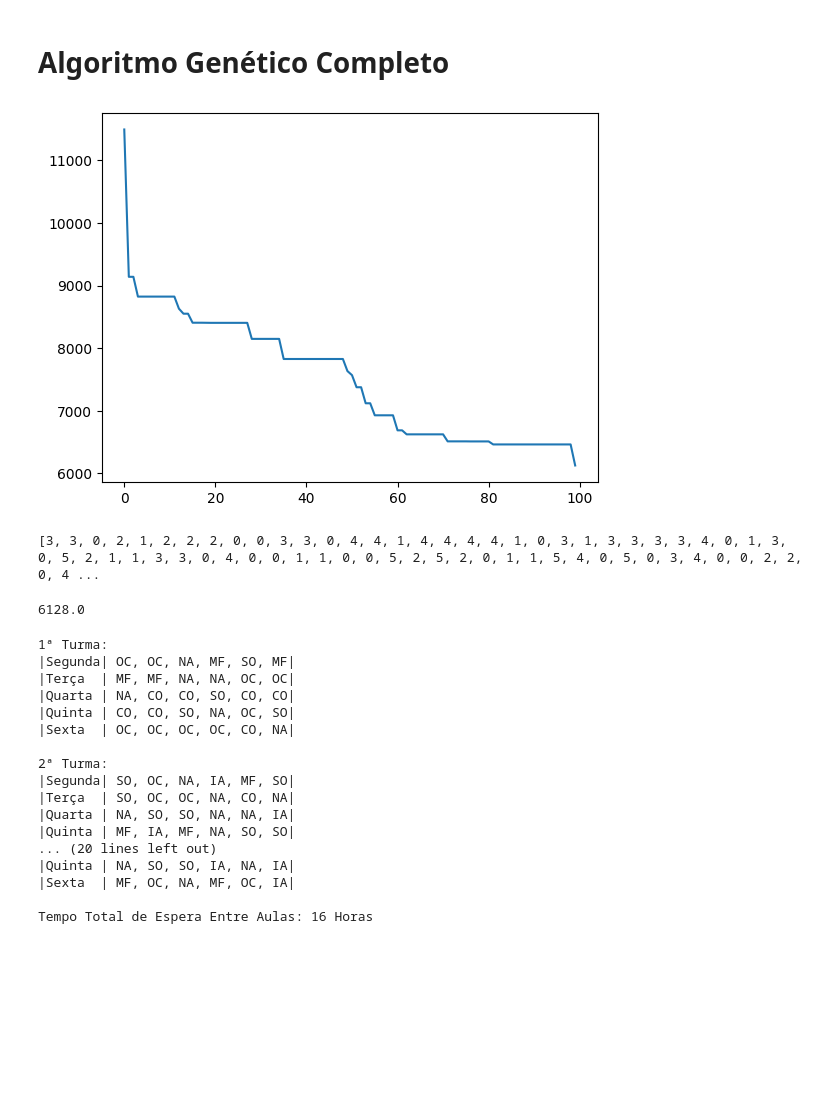
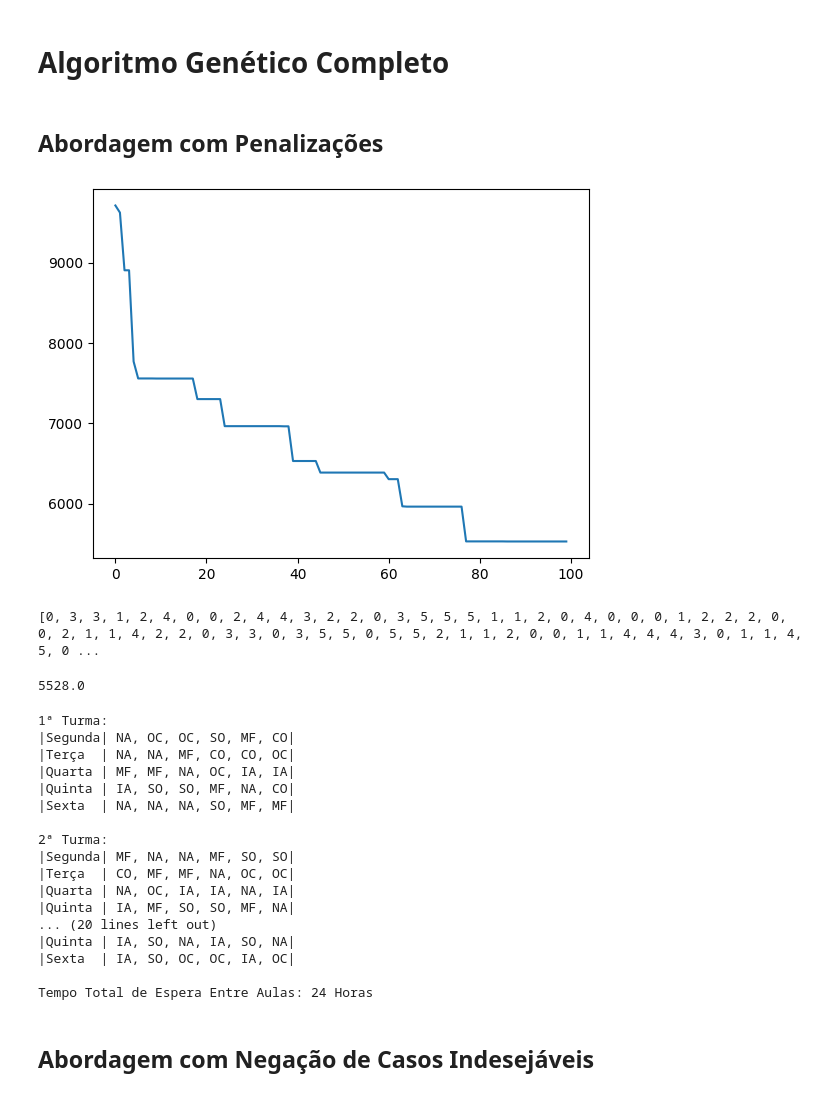
Before and after one commit to LucasHenrique-dev/projeto-QTS, a Jupyter notebook: desenvolvimento/GeradrorQTS.ipynb, the cells around one changed output. Cells and saved outputs as stored; diff of their text form; code cells hidden in the pictures; blank space fills up the shorter version.

Commit message:
Implementar nova abordagem de AG

```diff
--- a/desenvolvimento/GeradrorQTS.ipynb
+++ b/desenvolvimento/GeradrorQTS.ipynb
@@ -111,8 +112,7 @@ def calcular_horas_vagas(aulas):
     if disciplina == 0:                                                         #Ignora aulas vagas
       continue
 
-    aula_atual = 0
-    proxima_aula = 1
+    aula_atual = proxima_aula = 0
     while aulas[proxima_aula:].count(disciplina) > 1:                           #Calcula horas vagas de uma disciplina
       # print("Aula Atual: ", aula_atual, "     Proxima Aula: ", proxima_aula)
       aula_atual = aulas.index(disciplina, proxima_aula)
@@ -361,11 +371,11 @@ print(pontuacao_objetivo[-1])
 # %%
-def funcao_avaliacao(calendario):
+def funcao_avaliacao_com_penalidades(calendario):
   pontuacao = 0
 
   for i in range(0, len(calendario), disciplinas_dia):
     aulas_dia = calendario[i:i+disciplinas_dia]
 
-    pontuacao += avaliar_objetivos(aulas_dia)                                   #Pontuar pela otimização dos objetivos
+    pontuacao += avaliar_objetivos(aulas_dia)                                   #Pontuar pela minimização dos objetivos
     pontuacao += aplicar_penalidades(aulas_dia)                                 #Penalizar descumprimento das restrições
 
   return pontuacao
@@ -466,11 +482,12 @@ print(crossover(dominio, s1, s2))
 # %% [markdown]
 # Algoritmo Genético Completo
+# %% [markdown]
+## Abordagem com Penalizações
 # %%
-import matplotlib.pyplot as plt
 %matplotlib inline
 
 
-def algoritmo_genetico(dominio, tamanho_populacao = 10, passo = 1,
+def algoritmo_genetico_com_penalidades(dominio, tamanho_populacao = 10, passo = 1,
                        elitismo = 0.2, numero_geracoes = 100, probabilidade_mutacao = 0.05):
     populacao = []
     for i in range(tamanho_populacao):
@@ -486,7 +503,7 @@ def algoritmo_genetico(dominio, tamanho_populacao = 10, passo = 1,
     melhor_fit = []#Guardar o melhor de cada interação
 
     for i in range(numero_geracoes):
-        custos = [(funcao_avaliacao(individuo), individuo) for individuo in populacao]
+        custos = [(funcao_avaliacao_com_penalidades(individuo), individuo) for individuo in populacao]
         # print("A",custos)
         custos.sort()
         #print("B",custos)
@@ -516,34 +533,36 @@ def algoritmo_genetico(dominio, tamanho_populacao = 10, passo = 1,
 
     return custos[0][1]
 # %%
-solucao = algoritmo_genetico(dominio, tamanho_populacao = 10, numero_geracoes= 100)
+solucao = algoritmo_genetico_com_penalidades(dominio, tamanho_populacao = 10, numero_geracoes= 100)
 # %% [output]
-[figure, old version]
+[figure, new version]
 # %%
 print(solucao)
 # %% [output]
-[3, 3, 0, 2, 1, 2, 2, 2, 0, 0, 3, 3, 0, 4, 4, 1, 4, 4, 4, 4, 1, 0, 3, 1, 3, 3, 3, 3, 4, 0, 1, 3, 0, 5, 2, 1, 1, 3, 3, 0, 4, 0, 0, 1, 1, 0, 0, 5, 2, 5, 2, 0, 1, 1, 5, 4, 0, 5, 0, 3, 4, 0, 0, 2, 2, 0, 4 ...
+[0, 3, 3, 1, 2, 4, 0, 0, 2, 4, 4, 3, 2, 2, 0, 3, 5, 5, 5, 1, 1, 2, 0, 4, 0, 0, 0, 1, 2, 2, 2, 0, 0, 2, 1, 1, 4, 2, 2, 0, 3, 3, 0, 3, 5, 5, 0, 5, 5, 2, 1, 1, 2, 0, 0, 1, 1, 4, 4, 4, 3, 0, 1, 1, 4, 5, 0 ...
 # %%
-funcao_avaliacao(solucao)
+funcao_avaliacao_com_penalidades(solucao)
 # %% [output]
-6128.0
+5528.0
 # %%
 imprimir_qts(solucao)
 # %% [output]
 1ª Turma:
-|Segunda| OC, OC, NA, MF, SO, MF|
-|Terça  | MF, MF, NA, NA, OC, OC|
-|Quarta | NA, CO, CO, SO, CO, CO|
-|Quinta | CO, CO, SO, NA, OC, SO|
-|Sexta  | OC, OC, OC, OC, CO, NA|
+|Segunda| NA, OC, OC, SO, MF, CO|
+|Terça  | NA, NA, MF, CO, CO, OC|
+|Quarta | MF, MF, NA, OC, IA, IA|
+|Quinta | IA, SO, SO, MF, NA, CO|
+|Sexta  | NA, NA, NA, SO, MF, MF|
 
 2ª Turma:
-|Segunda| SO, OC, NA, IA, MF, SO|
-|Terça  | SO, OC, OC, NA, CO, NA|
-|Quarta | NA, SO, SO, NA, NA, IA|
-|Quinta | MF, IA, MF, NA, SO, SO|
+|Segunda| MF, NA, NA, MF, SO, SO|
+|Terça  | CO, MF, MF, NA, OC, OC|
+|Quarta | NA, OC, IA, IA, NA, IA|
+|Quinta | IA, MF, SO, SO, MF, NA|
 ... (20 lines left out)
-|Quinta | NA, SO, SO, IA, NA, IA|
-|Sexta  | MF, OC, NA, MF, OC, IA|
+|Quinta | IA, SO, NA, IA, SO, NA|
+|Sexta  | IA, SO, OC, OC, IA, OC|
 
-Tempo Total de Espera Entre Aulas: 16 Horas
+Tempo Total de Espera Entre Aulas: 24 Horas
+# %% [markdown]
+## Abordagem com Negação de Casos Indesejáveis
```
Also changed, not shown: parts of 20 cells of this notebook.
